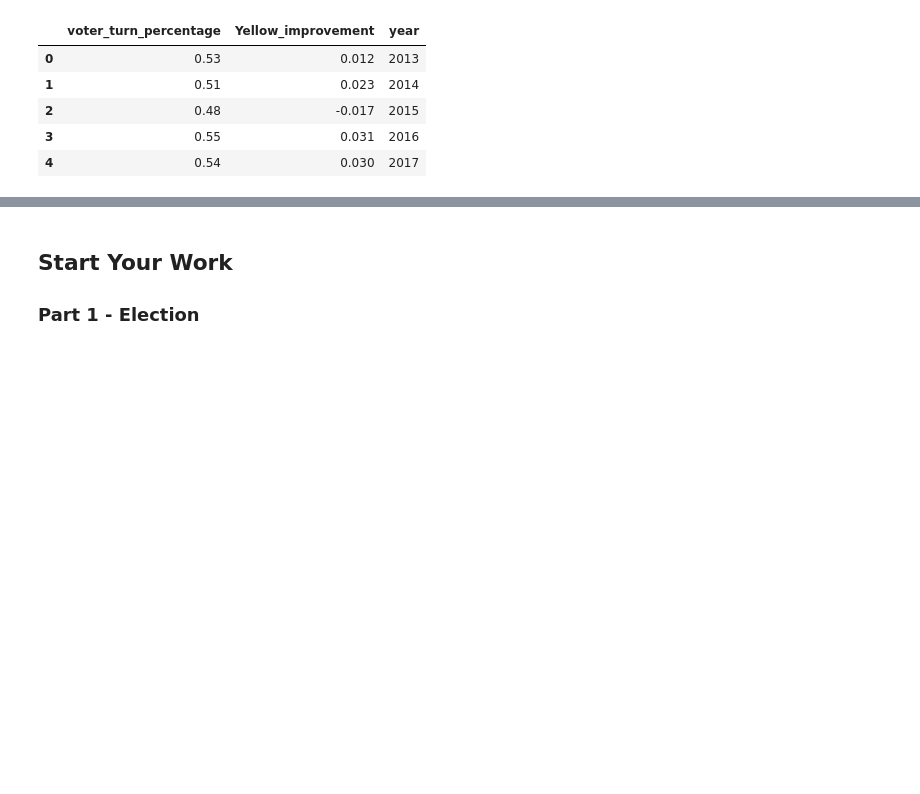
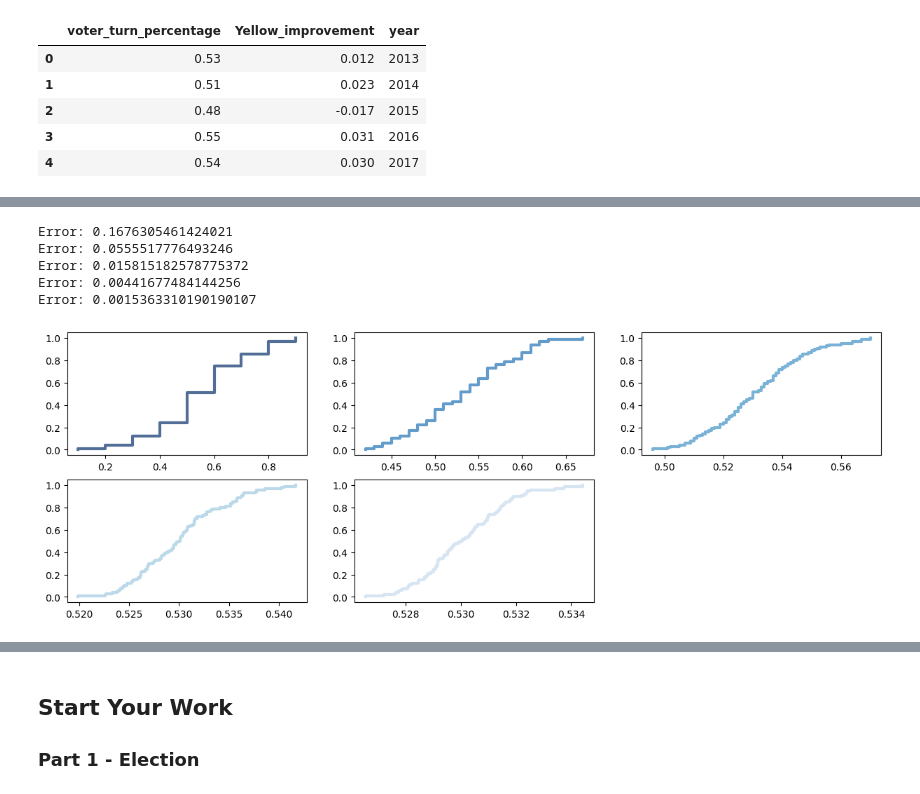
Before and after one commit to fadesere/DATA3450_Asn_3_Students, a Jupyter notebook: asn_3_1221_start copy.ipynb, the cells around one changed output, grey strips where cells are left out. Drawn from its saved outputs; the diff is of its cells as text; code cells hidden in the pictures; blank space fills up the shorter version.

```diff
--- a/asn_3_1221_start copy.ipynb
+++ b/asn_3_1221_start copy.ipynb
@@ -92,0 +208,18 @@ past_vote_table.head()
+# %%
+#And the CDFs
+from matplotlib.pyplot import xlim
+
+
+for i in range(countHist):
+    tmpH, err, cdf, ci = getSamples((dist_polls1.loc[1]), nVals[i], samples)
+    thinkplot.SubPlot(i+1)
+    thinkplot.Cdf(cdf)
+    print("Error:", err)
+thinkplot.Config()
+# %% [output]
+Error: 0.1676305461424021
+Error: 0.0555517776493246
+Error: 0.015815182578775372
+Error: 0.00441677484144256
+Error: 0.0015363310190190107
+[figure, added]
```
Also changed, not shown: parts of 20 cells of this notebook.
